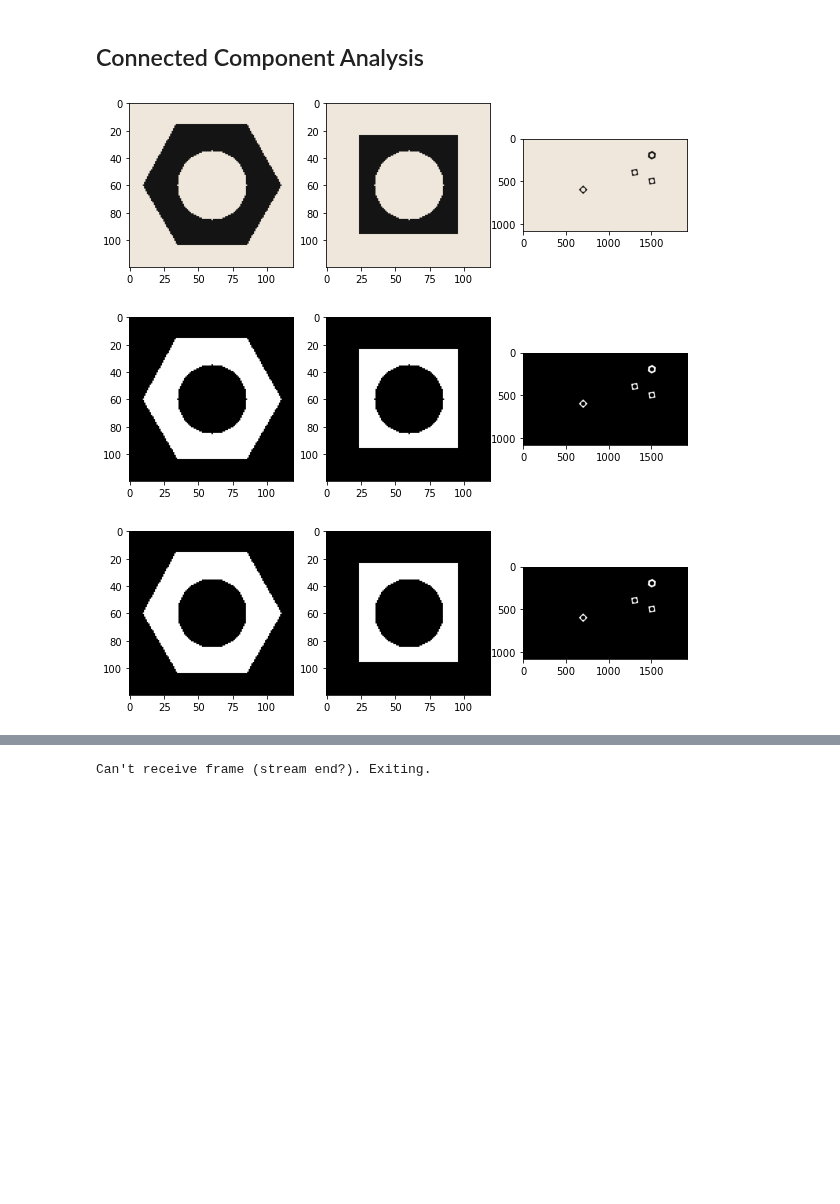
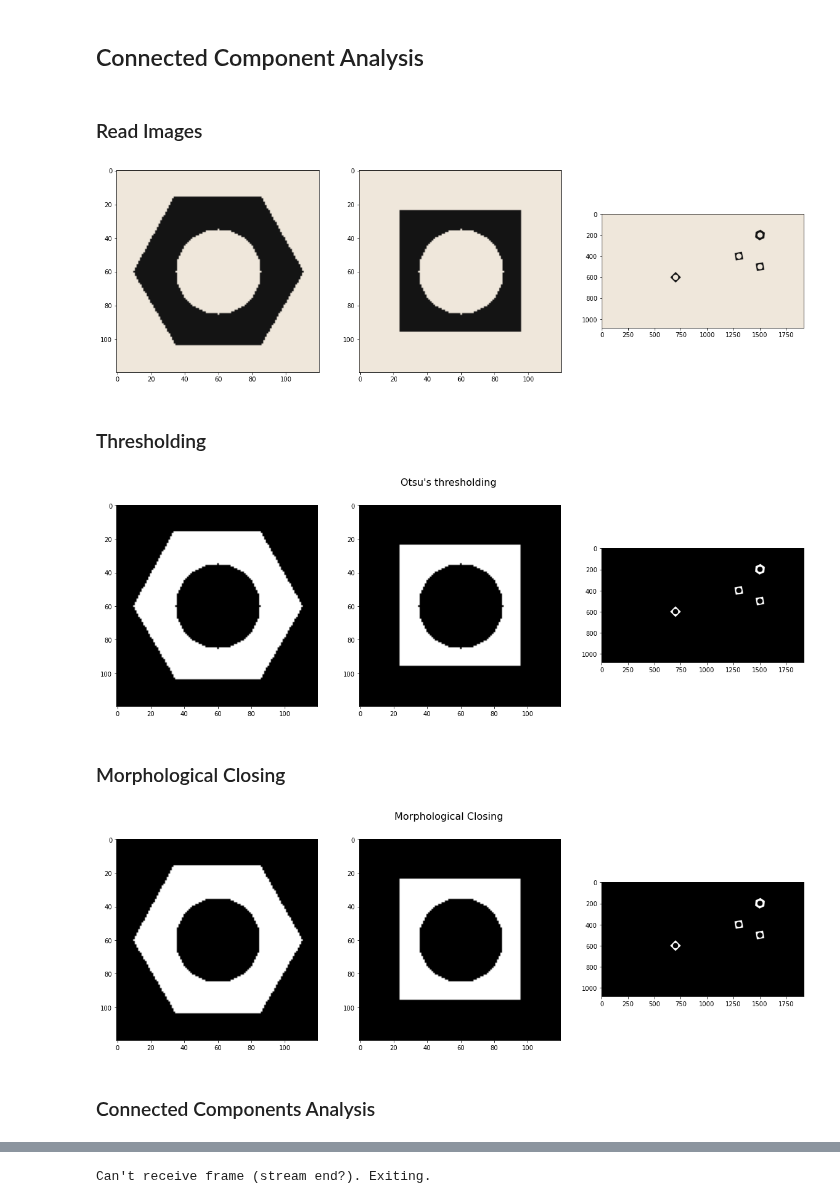
Before and after one commit to dakshinatharindu/Image-Processing, a Jupyter notebook: Assignment-03/160622R_a03.ipynb, the cells around one changed output, grey strips where cells are left out. Drawn from its saved outputs; the diff is of its cells as text; code cells hidden in the pictures; blank space fills up the shorter version.

```diff
--- a/Assignment-03/160622R_a03.ipynb
+++ b/Assignment-03/160622R_a03.ipynb
@@ -6,47 +6,57 @@
 </div>
 # %% [markdown]
 ## Connected Component Analysis
+# %% [markdown]
+### Read Images
 # %%
 import cv2 as cv
 import numpy as np
 import matplotlib.pyplot as plt
 
 hexnut_template = cv.imread('hexnut_template.png', cv.IMREAD_COLOR)
 squarenut_template =  cv.imread('squarenut_template.png', cv.IMREAD_COLOR)
 conveyor_f100 =  cv.imread('conveyor_f100.png', cv.IMREAD_COLOR)
 
-fig, ax = plt. subplots(1,3,figsize=(10, 10))
+fig, ax = plt. subplots(1,3,figsize=(20, 10))
 ax[0].imshow(cv.cvtColor(hexnut_template, cv.COLOR_BGR2RGB))
 ax[1].imshow(cv.cvtColor(squarenut_template, cv.COLOR_BGR2RGB))
 ax[2].imshow(cv.cvtColor(conveyor_f100, cv.COLOR_BGR2RGB))
 plt.show()
 # %% [output]
-[figure, old version]
+[figure, new version]
+# %% [markdown]
+### Thresholding
 # %%
-hexnut_ret, hexnut_thresh = cv.threshold(cv.cvtColor(hexnut_template, cv.COLOR_BGR2GRAY), 0, 255, cv.THRESH_BINARY_INV + cv.THRESH_OTSU)
+hexnut_ret, hexnut_thresh = cv.threshold(cv.cvtColor(hexnut_template, cv.COLOR_BGR2GRAY), 0, 255, cv.THRESH_BINARY_INV + cv.THRESH_OTSU)    # thresholding using THRESH_OTSU
 squarenut_ret, squarenut_thresh = cv.threshold(cv.cvtColor(squarenut_template, cv.COLOR_BGR2GRAY), 0, 255, cv.THRESH_BINARY_INV + cv.THRESH_OTSU)
 conveyor_f100_ret, conveyor_f100_thresh = cv.threshold(cv.cvtColor(conveyor_f100, cv.COLOR_BGR2GRAY), 0, 255, cv.THRESH_BINARY_INV + cv.THRESH_OTSU)
 
-fig, ax = plt.subplots(1, 3, figsize=(10, 10))
+fig, ax = plt.subplots(1, 3, figsize=(20, 6))
+fig.suptitle("Otsu's thresholding", fontsize=16)
 ax[0].imshow(hexnut_thresh, cmap='gray')
 ax[1].imshow(squarenut_thresh, cmap='gray')
 ax[2].imshow(conveyor_f100_thresh, cmap='gray')
 plt.show()
 # %% [output]
-[figure, old version]
+[figure, new version]
+# %% [markdown]
+### Morphological Closing
 # %%
 kernel = np.ones((3, 3), np.uint8)
 hexnut_closed = cv.morphologyEx(hexnut_thresh, cv.MORPH_CLOSE, kernel)
 squarenut_closed = cv.morphologyEx(squarenut_thresh, cv.MORPH_CLOSE, kernel)
 conveyor_f100_closed = cv.morphologyEx(conveyor_f100_thresh, cv.MORPH_CLOSE, kernel)
 
-fig, ax = plt.subplots(1, 3, figsize=(10, 10))
+fig, ax = plt.subplots(1, 3, figsize=(20, 6))
+fig.suptitle("Morphological Closing", fontsize=16)
 ax[0].imshow(hexnut_closed, cmap='gray')
 ax[1].imshow(squarenut_closed, cmap='gray')
 ax[2].imshow(conveyor_f100_closed, cmap='gray')
 plt.show()
 # %% [output]
-[figure, old version]
+[figure, new version]
+# %% [markdown]
+### Connected Components Analysis
 # %%
 hexnut_retval, hexnut_labels, hexnut_stats, hexnut_centroids = cv.connectedComponentsWithStats(hexnut_closed)
 squarenut_retval, squarenut_labels, squarenut_stats, squarenut_centroids = cv.connectedComponentsWithStats(squarenut_closed)
```
Also changed, not shown: parts of 12 cells of this notebook.
